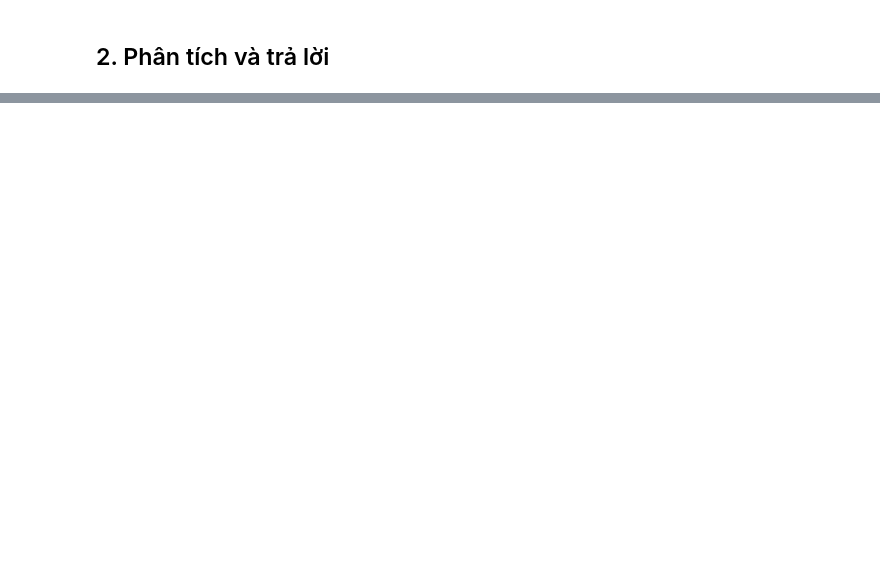
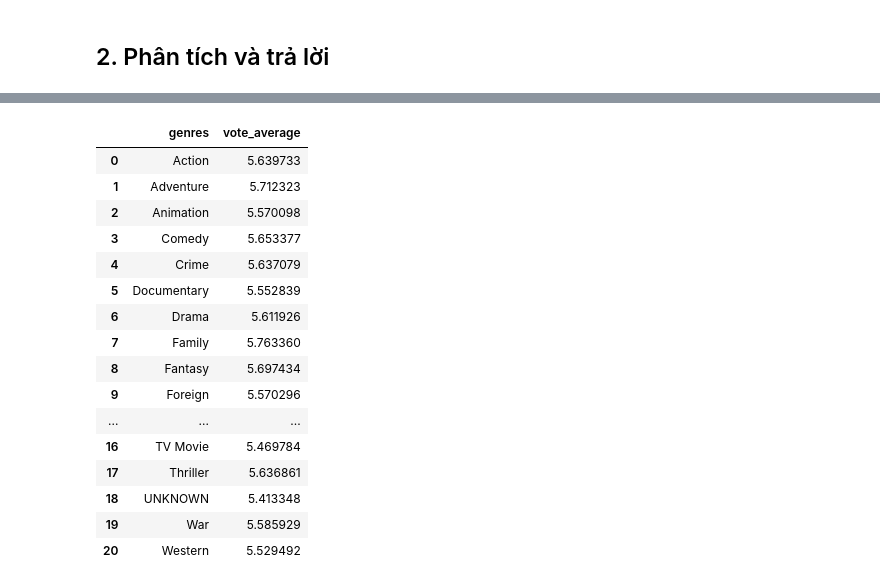
Before and after one commit to hoangfitus/csc17104-movies-eda, a Jupyter notebook: questions_and_answers.ipynb, the cells around one changed output, grey strips where cells are left out. Saved outputs shown, nothing was run; the diff lists cells and outputs as text; code cells hidden in the pictures; blank space fills up the shorter version.

```diff
--- a/questions_and_answers.ipynb
+++ b/questions_and_answers.ipynb
@@ -37,0 +161,26 @@ movies.head(5)
+# %%
+# Kết hợp genres_exploded với dataframe gốc movies để bao gồm cột vote_average
+genres_exploded_df = movies[['genres', 'vote_average']].copy()
+genres_exploded_df['genres'] = genres_exploded_df['genres'].str.split(',').explode('genres')
+
+# Tính mức đánh giá trung bình theo thể loại
+genre_avg_ratings = genres_exploded_df.groupby('genres')['vote_average'].mean().reset_index()
+genre_avg_ratings
+# %% [output]
+|  | genres | vote_average |
+| 0 | Action | 5.639733 |
+| 1 | Adventure | 5.712323 |
+| 2 | Animation | 5.570098 |
+| 3 | Comedy | 5.653377 |
+| 4 | Crime | 5.637079 |
+| 5 | Documentary | 5.552839 |
+| 6 | Drama | 5.611926 |
+| 7 | Family | 5.763360 |
+| 8 | Fantasy | 5.697434 |
+| 9 | Foreign | 5.570296 |
+| ... | ... | ... |
+| 16 | TV Movie | 5.469784 |
+| 17 | Thriller | 5.636861 |
+| 18 | UNKNOWN | 5.413348 |
+| 19 | War | 5.585929 |
+| 20 | Western | 5.529492 |
```
Also changed, not shown: parts of 15 cells of this notebook, 2 other files.
